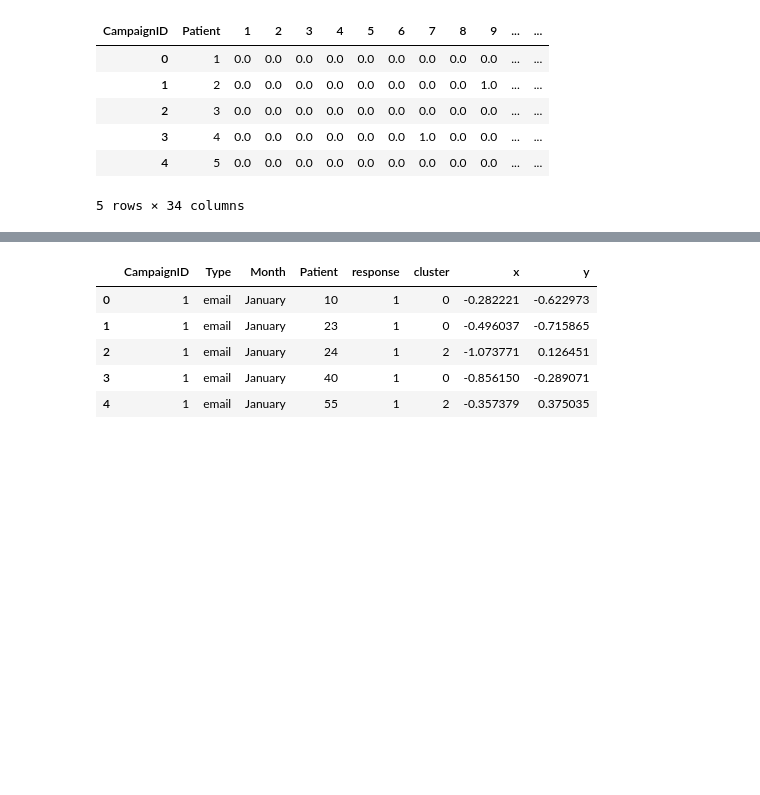
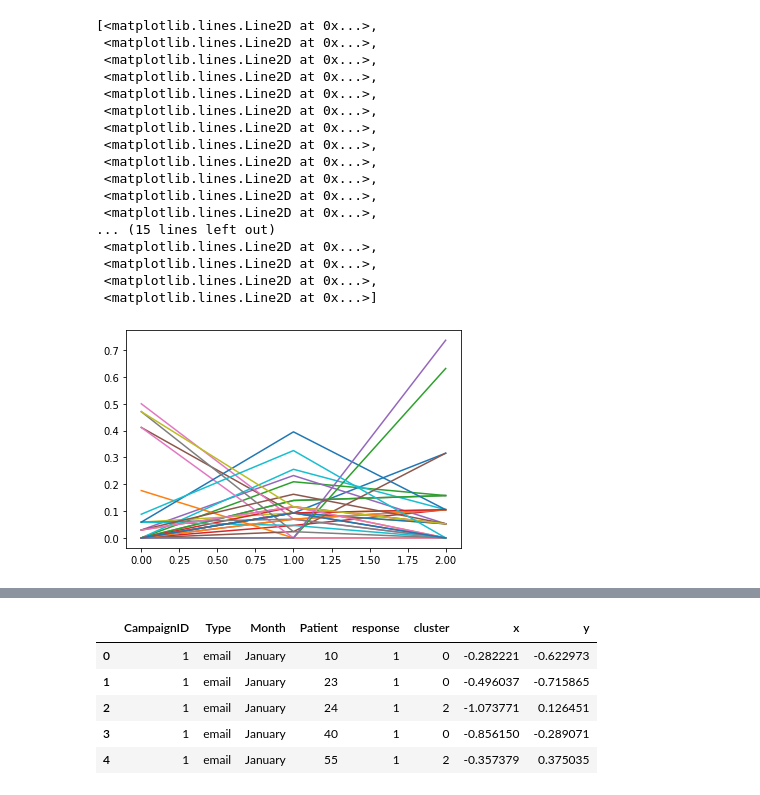
Before and after one commit to rui-ren/Data-Science-Notes, a Jupyter notebook: data_challenges/Customer Segmentation and Churn Prediction/customer campaign.ipynb, the cells around one changed output, grey strips where cells are left out. Cells and saved outputs as stored; diff of their text form; code cells hidden in the pictures; blank space fills up the shorter version.

```diff
--- a/data_challenges/Customer Segmentation and Churn Prediction/customer campaign.ipynb
+++ b/data_challenges/Customer Segmentation and Churn Prediction/customer campaign.ipynb
@@ -104,11 +114,22 @@ cluster = KMeans(n_clusters = 3)
 pivot_campaign["cluster"] = cluster.fit_predict(pivot_campaign[pivot_campaign.columns[2:]])
-# %%
-pivot_campaign.head()
-# %% [output]
-| CampaignID | Patient | 1 | 2 | 3 | 4 | 5 | 6 | 7 | 8 | 9 | ... | ... |
-| 0 | 1 | 0.0 | 0.0 | 0.0 | 0.0 | 0.0 | 0.0 | 0.0 | 0.0 | 0.0 | ... | ... |
-| 1 | 2 | 0.0 | 0.0 | 0.0 | 0.0 | 0.0 | 0.0 | 0.0 | 0.0 | 1.0 | ... | ... |
-| 2 | 3 | 0.0 | 0.0 | 0.0 | 0.0 | 0.0 | 0.0 | 0.0 | 0.0 | 0.0 | ... | ... |
-| 3 | 4 | 0.0 | 0.0 | 0.0 | 0.0 | 0.0 | 0.0 | 1.0 | 0.0 | 0.0 | ... | ... |
-| 4 | 5 | 0.0 | 0.0 | 0.0 | 0.0 | 0.0 | 0.0 | 0.0 | 0.0 | 0.0 | ... | ... |
-5 rows × 34 columns
+# %%
+plt.plot(cluster.cluster_centers_)
+# %% [output]
+[<matplotlib.lines.Line2D at 0x...>,
+ <matplotlib.lines.Line2D at 0x...>,
+ <matplotlib.lines.Line2D at 0x...>,
+ <matplotlib.lines.Line2D at 0x...>,
+ <matplotlib.lines.Line2D at 0x...>,
+ <matplotlib.lines.Line2D at 0x...>,
+ <matplotlib.lines.Line2D at 0x...>,
+ <matplotlib.lines.Line2D at 0x...>,
+ <matplotlib.lines.Line2D at 0x...>,
+ <matplotlib.lines.Line2D at 0x...>,
+ <matplotlib.lines.Line2D at 0x...>,
+ <matplotlib.lines.Line2D at 0x...>,
+... (15 lines left out)
+ <matplotlib.lines.Line2D at 0x...>,
+ <matplotlib.lines.Line2D at 0x...>,
+ <matplotlib.lines.Line2D at 0x...>,
+ <matplotlib.lines.Line2D at 0x...>]
+[figure, added]
```
Also changed, not shown: parts of 31 cells of this notebook.
